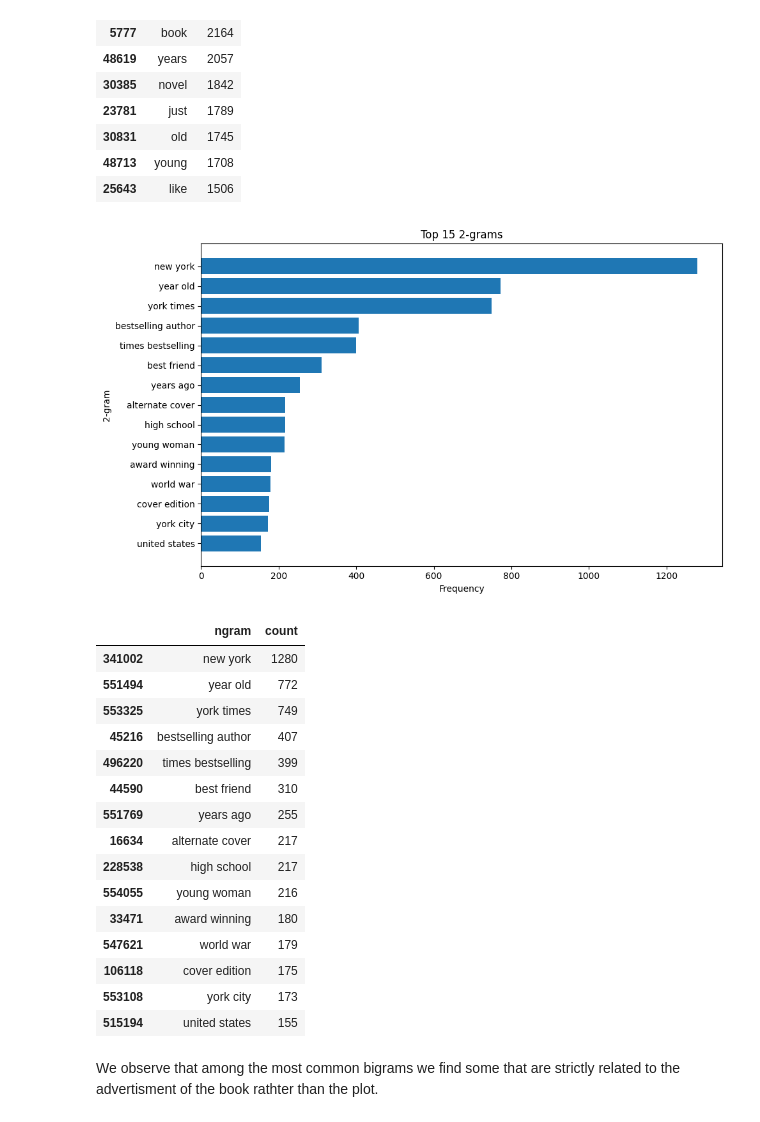
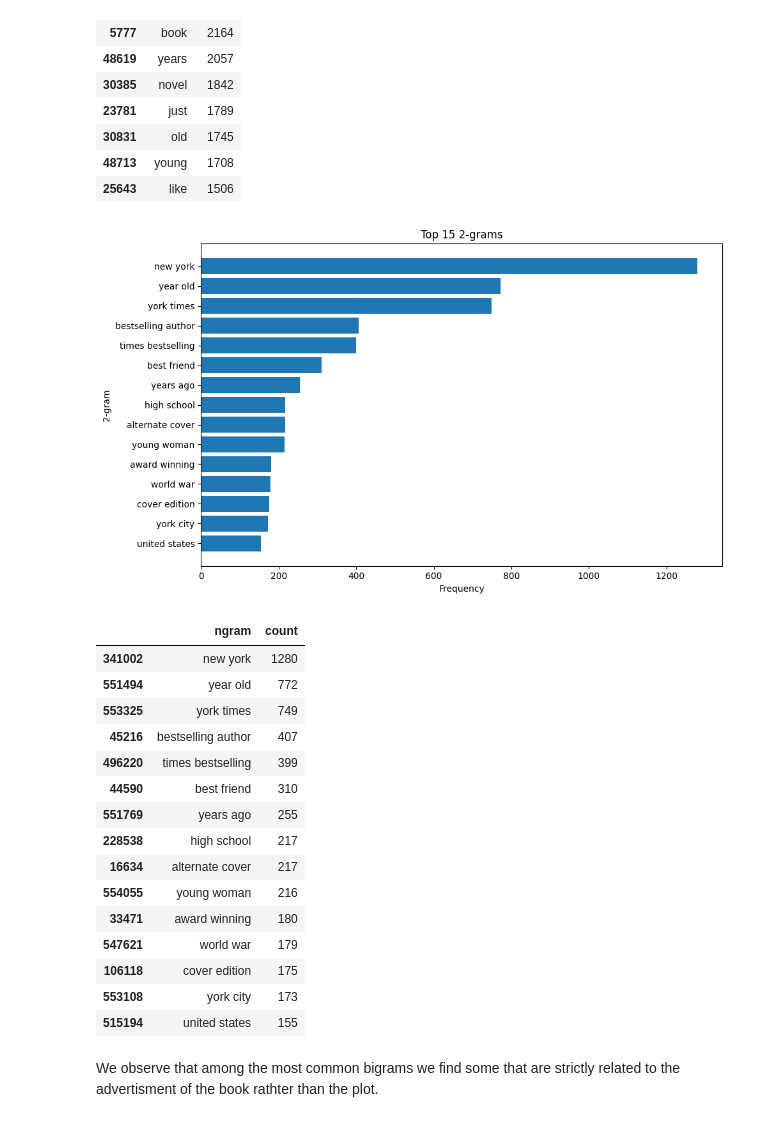
Before and after one commit to jaszczurinho/recommendation-system, a Jupyter notebook: corpus/Description_EDA_preprocessing.ipynb, the cells around one changed output. Saved outputs shown, nothing was run; the diff lists cells and outputs as text; code cells hidden in the pictures.

Commit message:
Change book description processing logic

```diff
--- a/corpus/Description_EDA_preprocessing.ipynb
+++ b/corpus/Description_EDA_preprocessing.ipynb
@@ -18,7 +18,7 @@ import time
 #nltk.download('punkt')
 #nltk.download('punkt_tab')
 # %%
-books_df = pd.read_excel("../output/preprocessed_books_df.xlsx")
+books_df = pd.read_excel("../output/preprocessed_books.xlsx", index_col=0)
 # %%
 books_df.columns
 # %% [output]
@@ -73,9 +72,9 @@ plot_top_ngrams(descriptions, ngram=1, top_n = 15, plot=True)
 | 48713 | young | 1708 |
 | 25643 | like | 1506 |
 # %%
-plot_top_ngrams(descriptions, ngram=2, top_n = 15, plot=True)
+plot_top_ngrams(books_df["description"], ngram=2, top_n = 15, plot=True)
 # %% [output]
-[figure, old version]
+[figure, new version]
 |  | ngram | count |
 | 341002 | new york | 1280 |
 | 551494 | year old | 772 |
@@ -84,8 +83,8 @@ plot_top_ngrams(descriptions, ngram=2, top_n = 15, plot=True)
 | 496220 | times bestselling | 399 |
 | 44590 | best friend | 310 |
 | 551769 | years ago | 255 |
+| 228538 | high school | 217 |
 | 16634 | alternate cover | 217 |
-| 228538 | high school | 217 |
 | 554055 | young woman | 216 |
 | 33471 | award winning | 180 |
 | 547621 | world war | 179 |
```
Also changed, not shown: parts of 15 cells of this notebook, 11 other files.
